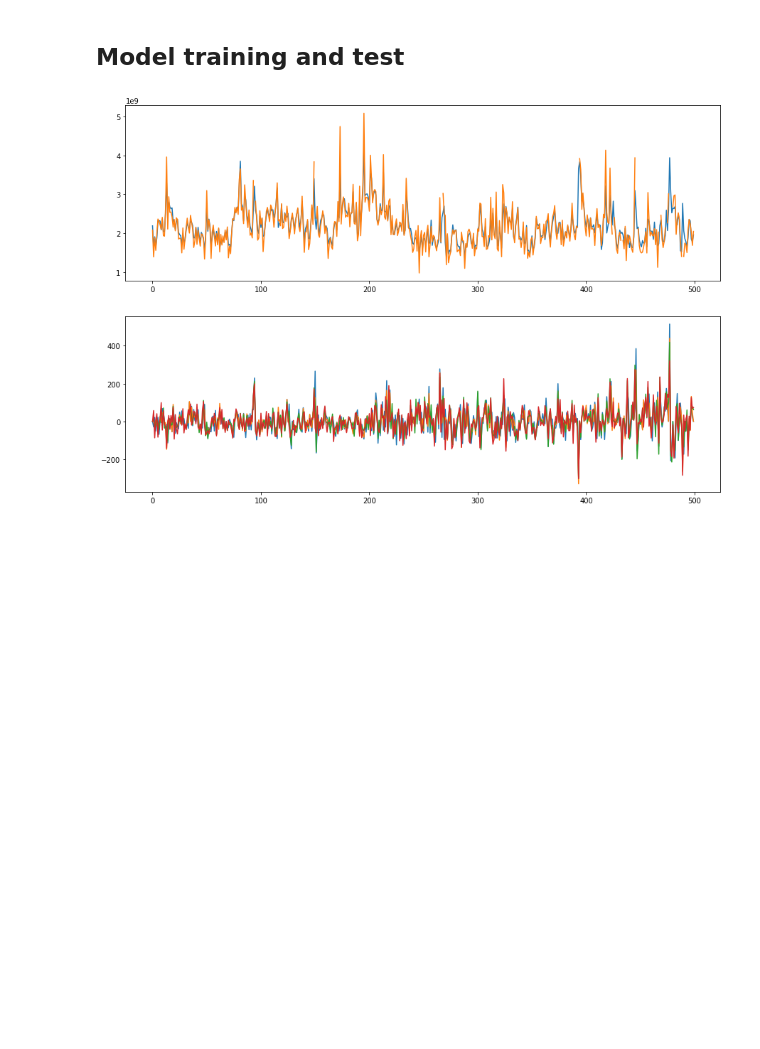
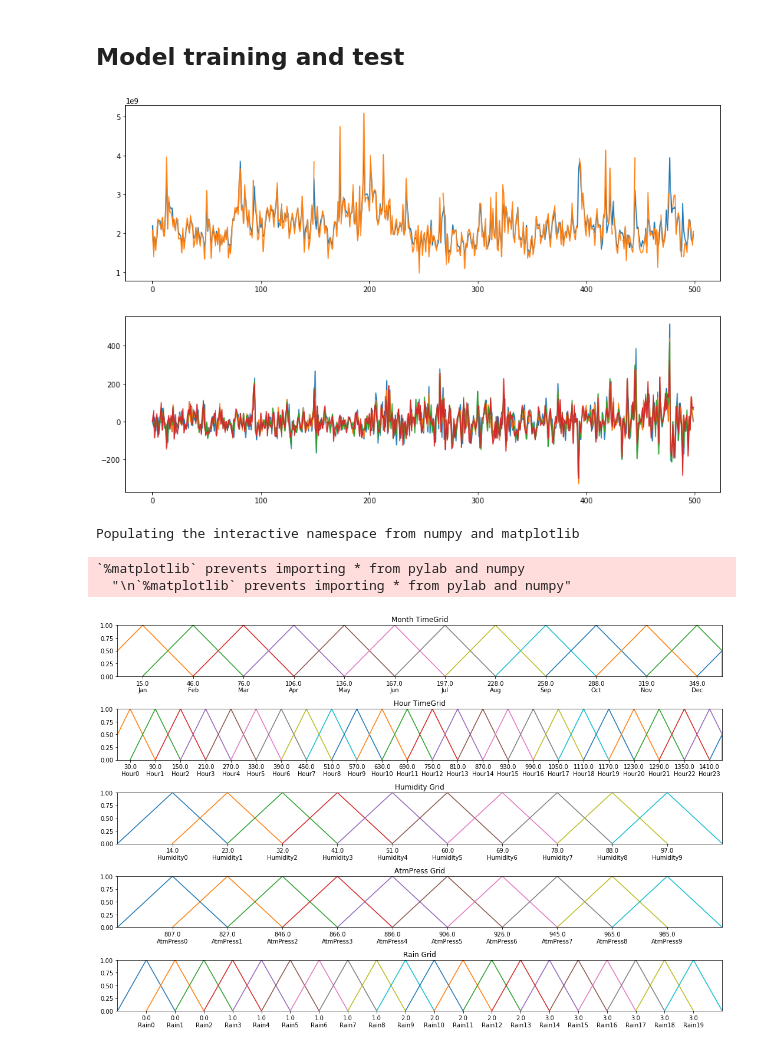
Before and after one commit to PYFTS/pyFTS, a Jupyter notebook: pyFTS/notebooks/multivariate.ipynb, the cells around one changed output. Drawn from its saved outputs; the diff is of its cells as text; code cells hidden in the pictures; blank space fills up the shorter version.

```diff
--- a/pyFTS/notebooks/multivariate.ipynb
+++ b/pyFTS/notebooks/multivariate.ipynb
@@ -95,0 +94,63 @@ print(model)
+# %%
+import pandas as pd
+import matplotlib.pylab as plt
+from pyFTS.data import TAIEX as tx
+
+%pylab inline
+
+from pyFTS.data import SONDA
+df = SONDA.get_dataframe()
+train = df.iloc[0:1572480] #three years
+test = df.iloc[1572480:2096640] #ears
+del df
+# %% [output]
+Populating the interactive namespace from numpy and matplotlib
+`%matplotlib` prevents importing * from pylab and numpy
+  "\n`%matplotlib` prevents importing * from pylab and numpy"
+# %%
+from pyFTS.partitioners import Grid, Util as pUtil
+from pyFTS.common import Transformations
+from pyFTS.models.multivariate import common, variable, mvfts
+from pyFTS.models.seasonal import partitioner as seasonal
+from pyFTS.models.seasonal.common import DateTime
+
+bc = Transformations.BoxCox(0)
+diff = Transformations.Differential(1)
+
+np = 10
+
+model = mvfts.MVFTS("")
+
+fig, axes = plt.subplots(nrows=5, ncols=1,figsize=[15,10])
+
+sp = {'seasonality': DateTime.day_of_year , 'names': ['Jan','Feb','Mar','Apr','May','Jun','Jul', 'Aug','Sep','Oct','Nov','Dec']}
+
+vmonth = variable.Variable("Month", data_label="datahora", partitioner=seasonal.TimeGridPartitioner, npart=12,
+                           data=train, partitioner_specific=sp)
+model.append_variable(vmonth)
+vmonth.partitioner.plot(axes[0])
+
+sp = {'seasonality': DateTime.minute_of_day}
+
+vhour = variable.Variable("Hour", data_label="datahora", partitioner=seasonal.TimeGridPartitioner, npart=24,
+                          data=train, partitioner_specific=sp)
+model.append_variable(vhour)
+vhour.partitioner.plot(axes[1])
+
+vhumid = variable.Variable("Humidity", data_label="humid", partitioner=Grid.GridPartitioner, npart=np, data=train)
+model.append_variable(vhumid)
+vhumid.partitioner.plot(axes[2])
+
+vpress = variable.Variable("AtmPress", data_label="press", partitioner=Grid.GridPartitioner, npart=np, data=train)
+model.append_variable(vpress)
+vpress.partitioner.plot(axes[3])
+
+vrain = variable.Variable("Rain", data_label="rain", partitioner=Grid.GridPartitioner, npart=20, data=train)#train)
+model.append_variable(vrain)
+vrain.partitioner.plot(axes[4])
+
+model.target_variable = vrain
+
+plt.tight_layout()
+# %% [output]
+[figure, added]
```
Also changed, not shown: parts of 4 cells of this notebook, 39 other files.
